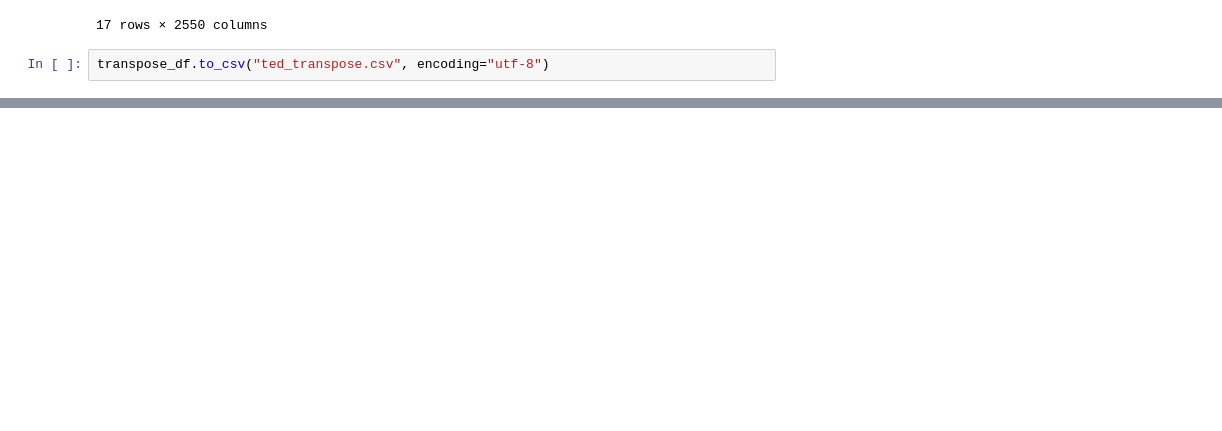
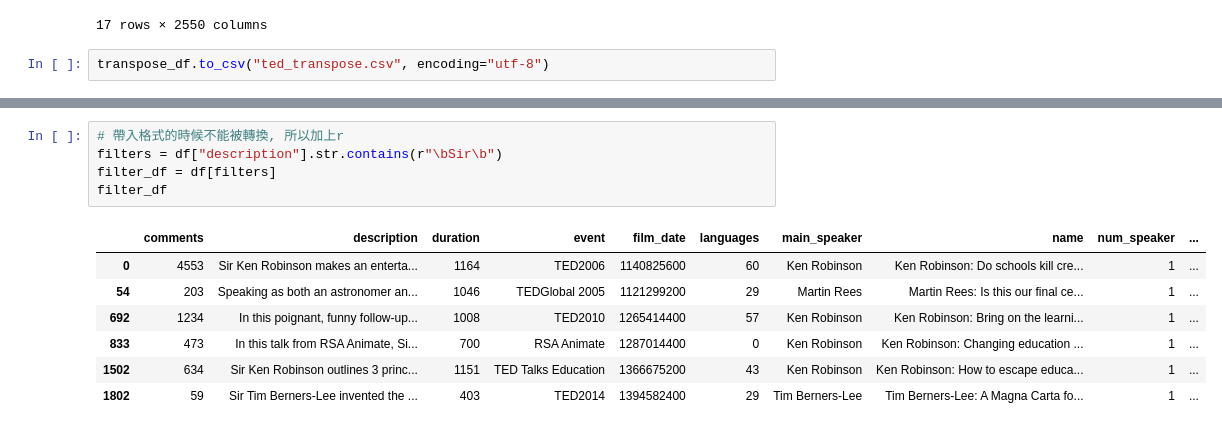
Before and after one commit to Elwing-Chou/crawlerclass_3, a Jupyter notebook: ted.ipynb, the cells around one changed output, grey strips where cells are left out. Saved outputs shown, nothing was run; the diff lists cells and outputs as text; blank space fills up the shorter version.

```diff
--- a/ted.ipynb
+++ b/ted.ipynb
@@ -49,0 +271,13 @@ transpose_df.to_csv("ted_transpose.csv", encoding="utf-8")
+# %%
+# 帶入格式的時候不能被轉換, 所以加上r
+filters = df["description"].str.contains(r"\bSir\b")
+filter_df = df[filters]
+filter_df
+# %% [output]
+|  | comments | description | duration | event | film_date | languages | main_speaker | name | num_speaker | ... |
+| 0 | 4553 | Sir Ken Robinson makes an enterta... | 1164 | TED2006 | 1140825600 | 60 | Ken Robinson | Ken Robinson: Do schools kill cre... | 1 | ... |
+| 54 | 203 | Speaking as both an astronomer an... | 1046 | TEDGlobal 2005 | 1121299200 | 29 | Martin Rees | Martin Rees: Is this our final ce... | 1 | ... |
+| 692 | 1234 | In this poignant, funny follow-up... | 1008 | TED2010 | 1265414400 | 57 | Ken Robinson | Ken Robinson: Bring on the learni... | 1 | ... |
+| 833 | 473 | In this talk from RSA Animate, Si... | 700 | RSA Animate | 1287014400 | 0 | Ken Robinson | Ken Robinson: Changing education ... | 1 | ... |
+| 1502 | 634 | Sir Ken Robinson outlines 3 princ... | 1151 | TED Talks Education | 1366675200 | 43 | Ken Robinson | Ken Robinson: How to escape educa... | 1 | ... |
+| 1802 | 59 | Sir Tim Berners-Lee invented the ... | 403 | TED2014 | 1394582400 | 29 | Tim Berners-Lee | Tim Berners-Lee: A Magna Carta fo... | 1 | ... |
```
Also changed, not shown: parts of 24 cells of this notebook.
